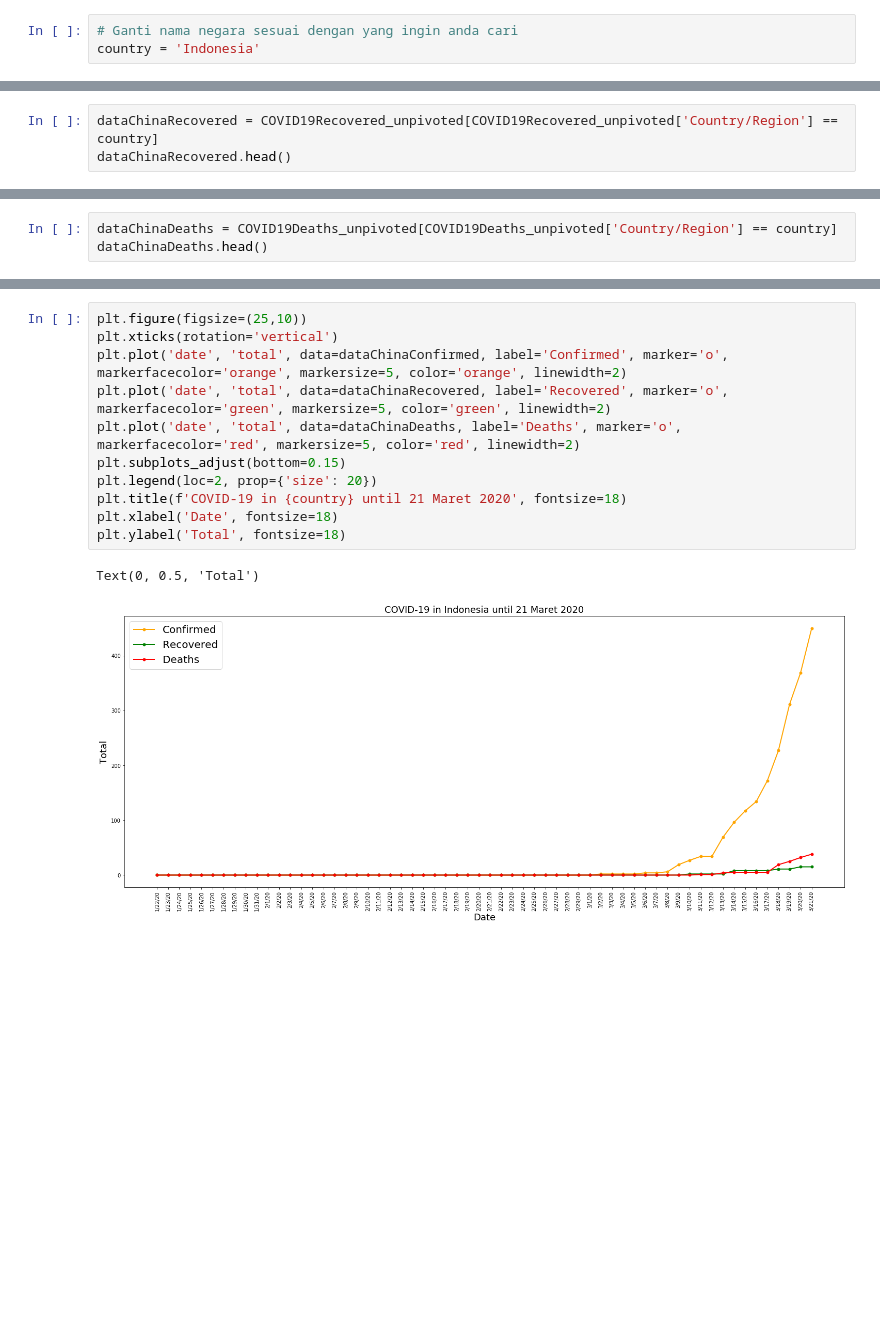
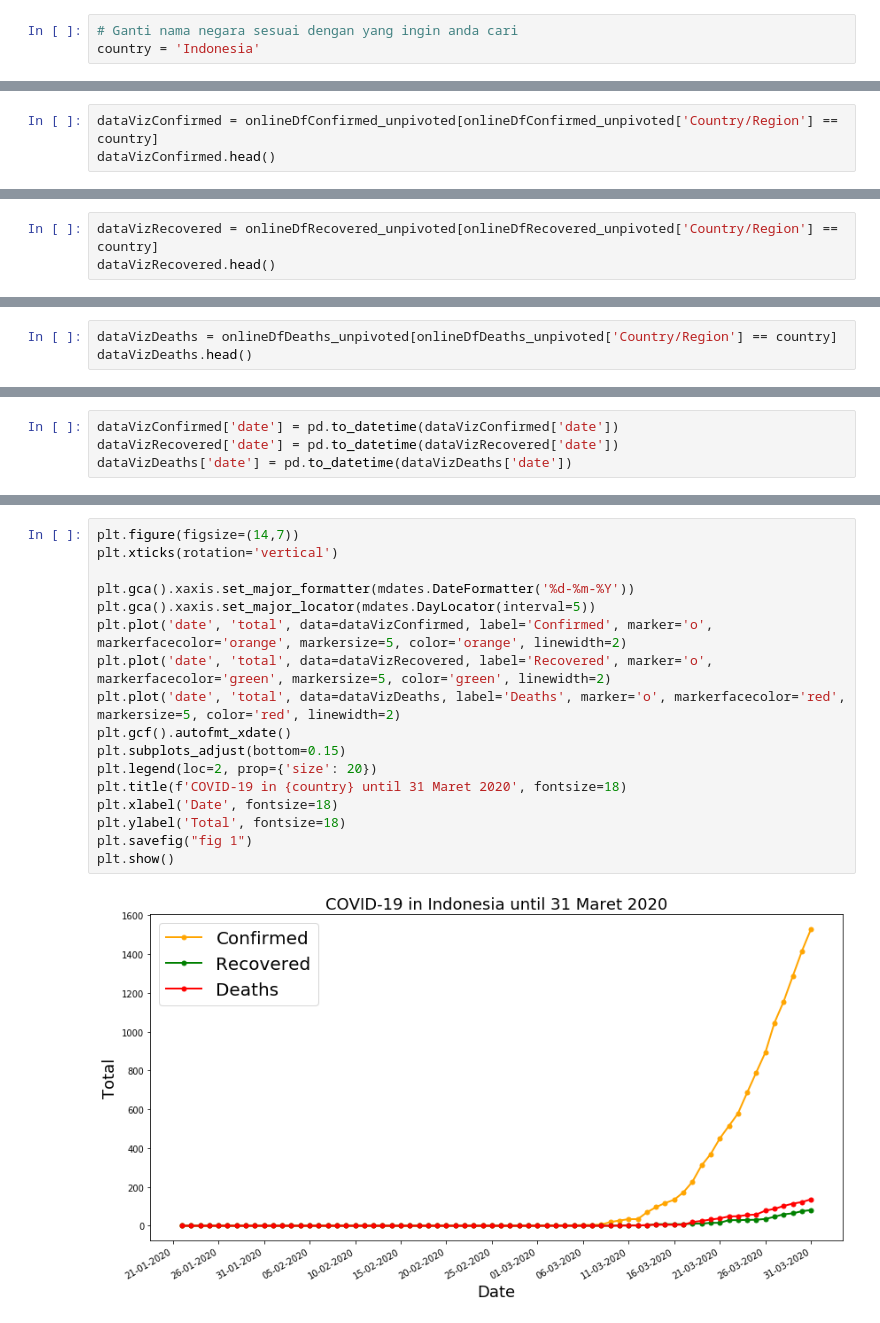
Before and after one commit to komblog/covid-19-vis, a Jupyter notebook: COVID 19.ipynb, the cells around one changed output, grey strips where cells are left out. Saved outputs shown, nothing was run; the diff lists cells and outputs as text; blank space fills up the shorter version.

```diff
--- a/COVID 19.ipynb
+++ b/COVID 19.ipynb
@@ -226,4 +253,4 @@ dataChinaConfirmed.head()
 # %%
-dataChinaRecovered = COVID19Recovered_unpivoted[COVID19Recovered_unpivoted['Country/Region'] == country]
-dataChinaRecovered.head()
+dataVizConfirmed = onlineDfConfirmed_unpivoted[onlineDfConfirmed_unpivoted['Country/Region'] == country]
+dataVizConfirmed.head()
 # %% [output]
@@ -236,4 +263,4 @@ dataChinaRecovered.head()
 # %%
-dataChinaDeaths = COVID19Deaths_unpivoted[COVID19Deaths_unpivoted['Country/Region'] == country]
-dataChinaDeaths.head()
+dataVizRecovered = onlineDfRecovered_unpivoted[onlineDfRecovered_unpivoted['Country/Region'] == country]
+dataVizRecovered.head()
 # %% [output]
@@ -245,0 +273,3 @@ dataChinaDeaths.head()
+# %%
+dataVizDeaths = onlineDfDeaths_unpivoted[onlineDfDeaths_unpivoted['Country/Region'] == country]
+dataVizDeaths.head()
@@ -245,0 +283,4 @@ dataChinaDeaths.head()
+# %%
+dataVizConfirmed['date'] = pd.to_datetime(dataVizConfirmed['date'])
+dataVizRecovered['date'] = pd.to_datetime(dataVizRecovered['date'])
+dataVizDeaths['date'] = pd.to_datetime(dataVizDeaths['date'])
@@ -246,15 +306,20 @@ dataChinaDeaths.head()
 # %%
-plt.figure(figsize=(25,10))
+plt.figure(figsize=(14,7))
 plt.xticks(rotation='vertical')
-plt.plot('date', 'total', data=dataChinaConfirmed, label='Confirmed', marker='o', markerfacecolor='orange', markersize=5, color='orange', linewidth=2)
-plt.plot('date', 'total', data=dataChinaRecovered, label='Recovered', marker='o', markerfacecolor='green', markersize=5, color='green', linewidth=2)
-plt.plot('date', 'total', data=dataChinaDeaths, label='Deaths', marker='o', markerfacecolor='red', markersize=5, color='red', linewidth=2)
+
+plt.gca().xaxis.set_major_formatter(mdates.DateFormatter('%d-%m-%Y'))
+plt.gca().xaxis.set_major_locator(mdates.DayLocator(interval=5))
+plt.plot('date', 'total', data=dataVizConfirmed, label='Confirmed', marker='o', markerfacecolor='orange', markersize=5, color='orange', linewidth=2)
+plt.plot('date', 'total', data=dataVizRecovered, label='Recovered', marker='o', markerfacecolor='green', markersize=5, color='green', linewidth=2)
+plt.plot('date', 'total', data=dataVizDeaths, label='Deaths', marker='o', markerfacecolor='red', markersize=5, color='red', linewidth=2)
+plt.gcf().autofmt_xdate()
 plt.subplots_adjust(bottom=0.15)
 plt.legend(loc=2, prop={'size': 20})
-plt.title(f'COVID-19 in {country} until 21 Maret 2020', fontsize=18)
+plt.title(f'COVID-19 in {country} until 31 Maret 2020', fontsize=18)
 plt.xlabel('Date', fontsize=18)
 plt.ylabel('Total', fontsize=18)
+plt.savefig("fig 1")
+plt.show()
 # %% [output]
-Text(0, 0.5, 'Total')
-[figure, old version]
+[figure, new version]
 # %%
```
Also changed, not shown: parts of 29 cells of this notebook, 1 other file.
